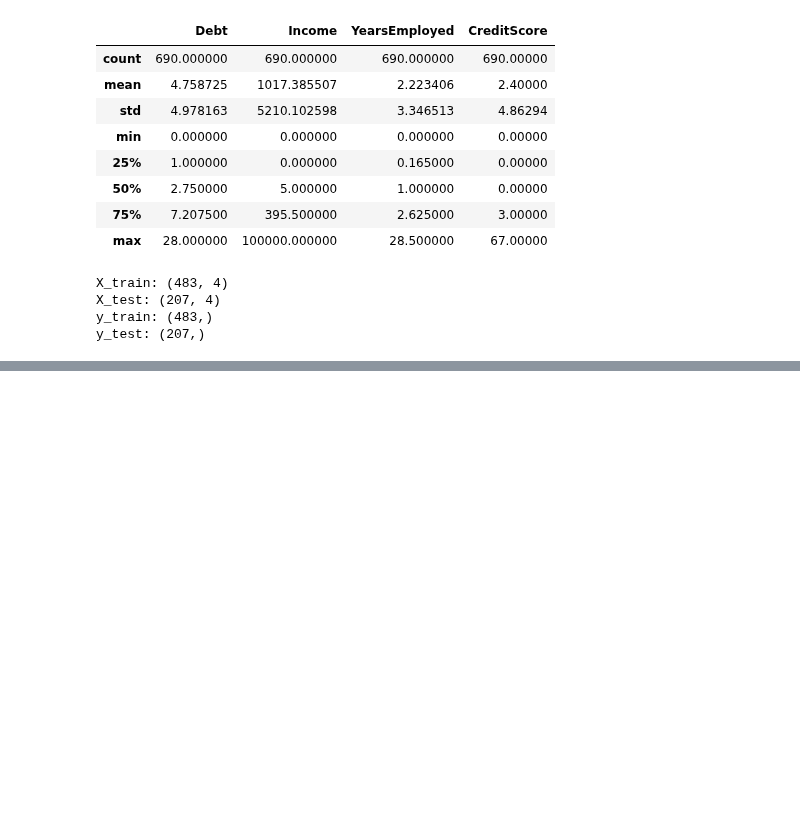
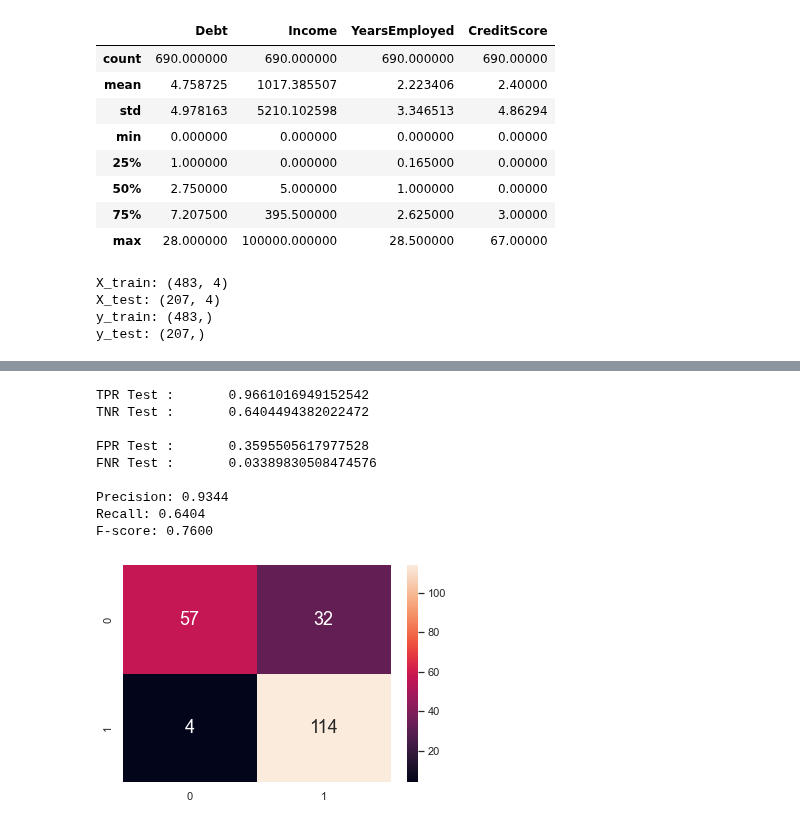
Before and after one commit to niyaojiayou/SC1015, a Jupyter notebook: Logistic_Regression.ipynb, the cells around one changed output, grey strips where cells are left out. Drawn from its saved outputs; the diff is of its cells as text; code cells hidden in the pictures; blank space fills up the shorter version.

```diff
--- a/Logistic_Regression.ipynb
+++ b/Logistic_Regression.ipynb
@@ -147,0 +200,13 @@ F-score: 0.7121
+# %%
+confusion_matrix_func(y_test,y_test_pred)
+# %% [output]
+TPR Test :       0.9661016949152542
+TNR Test :       0.6404494382022472
+
+FPR Test :       0.3595505617977528
+FNR Test :       0.03389830508474576
+
+Precision: 0.9344
+Recall: 0.6404
+F-score: 0.7600
+[figure, added]
```
Also changed, not shown: parts of 14 cells of this notebook.
